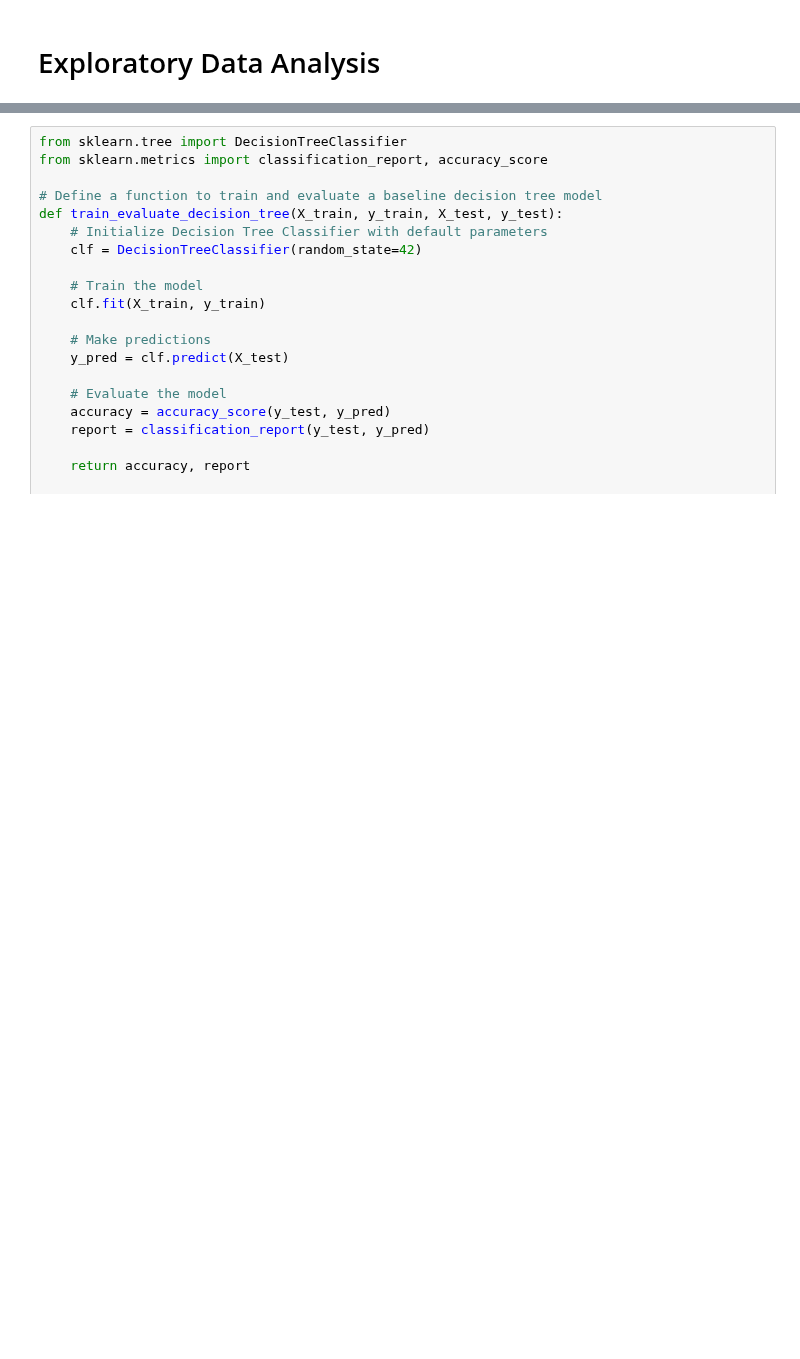
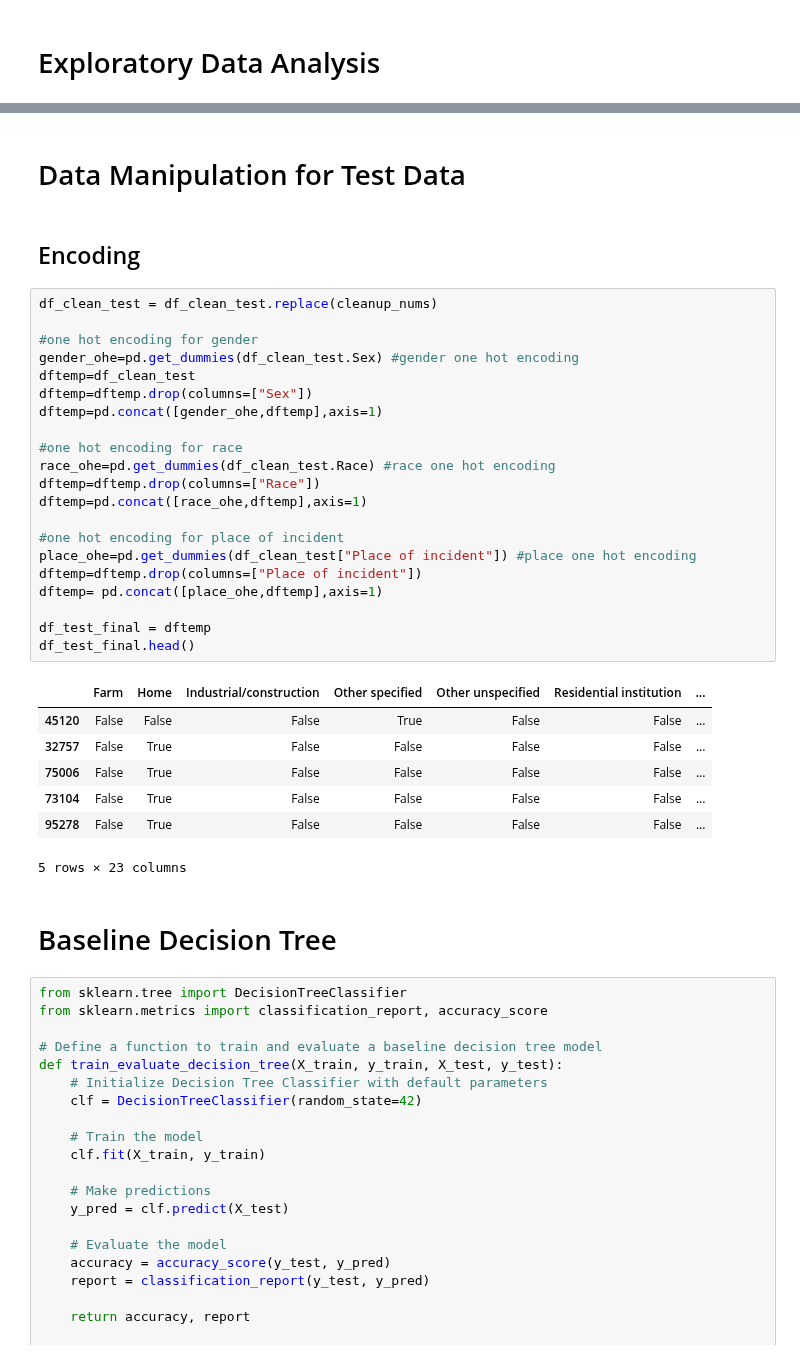
Before and after one commit to ahuang28/cs3244_final_project, a Jupyter notebook: code.ipynb, the cells around one changed output, grey strips where cells are left out. Drawn from its saved outputs; the diff is of its cells as text; blank space fills up the shorter version.

```diff
--- a/code.ipynb
+++ b/code.ipynb
@@ -274,3 +243,38 @@ df_clean_remove_test
+# %% [markdown]
+# Data Manipulation for Test Data
+# %% [markdown]
+## Encoding
+# %%
+df_clean_test = df_clean_test.replace(cleanup_nums)
+
+#one hot encoding for gender
+gender_ohe=pd.get_dummies(df_clean_test.Sex) #gender one hot encoding
+dftemp=df_clean_test
+dftemp=dftemp.drop(columns=["Sex"])
+dftemp=pd.concat([gender_ohe,dftemp],axis=1)
+
+#one hot encoding for race
+race_ohe=pd.get_dummies(df_clean_test.Race) #race one hot encoding
+dftemp=dftemp.drop(columns=["Race"])
+dftemp=pd.concat([race_ohe,dftemp],axis=1)
+
+#one hot encoding for place of incident
+place_ohe=pd.get_dummies(df_clean_test["Place of incident"]) #place one hot encoding
+dftemp=dftemp.drop(columns=["Place of incident"])
+dftemp= pd.concat([place_ohe,dftemp],axis=1)
+
+df_test_final = dftemp
+df_test_final.head()
+# %% [output]
+|  | Farm | Home | Industrial/construction | Other specified | Other unspecified | Residential institution | ... |
+| 45120 | False | False | False | True | False | False | ... |
+| 32757 | False | True | False | False | False | False | ... |
+| 75006 | False | True | False | False | False | False | ... |
+| 73104 | False | True | False | False | False | False | ... |
+| 95278 | False | True | False | False | False | False | ... |
+5 rows × 23 columns
+# %% [markdown]
+# Baseline Decision Tree
 # %%
 from sklearn.tree import DecisionTreeClassifier
 from sklearn.metrics import classification_report, accuracy_score
```
Also changed, not shown: parts of 46 cells of this notebook.
